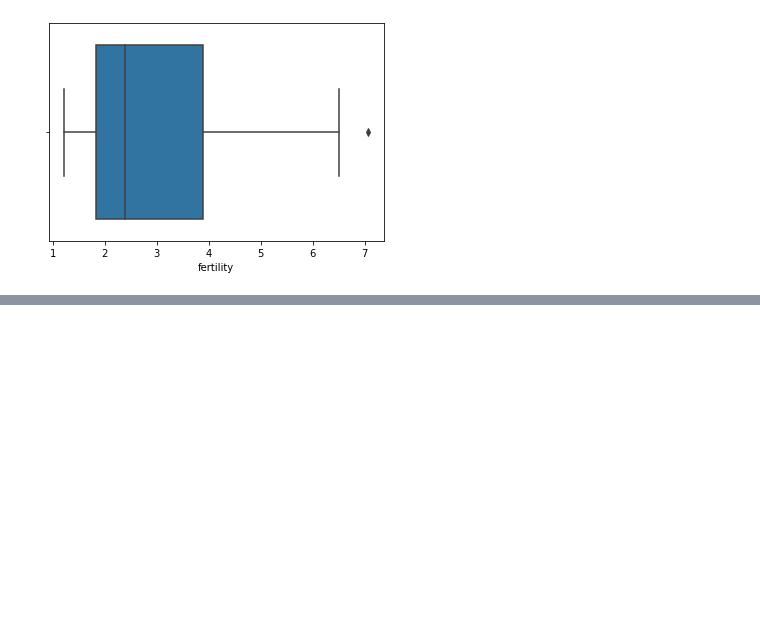
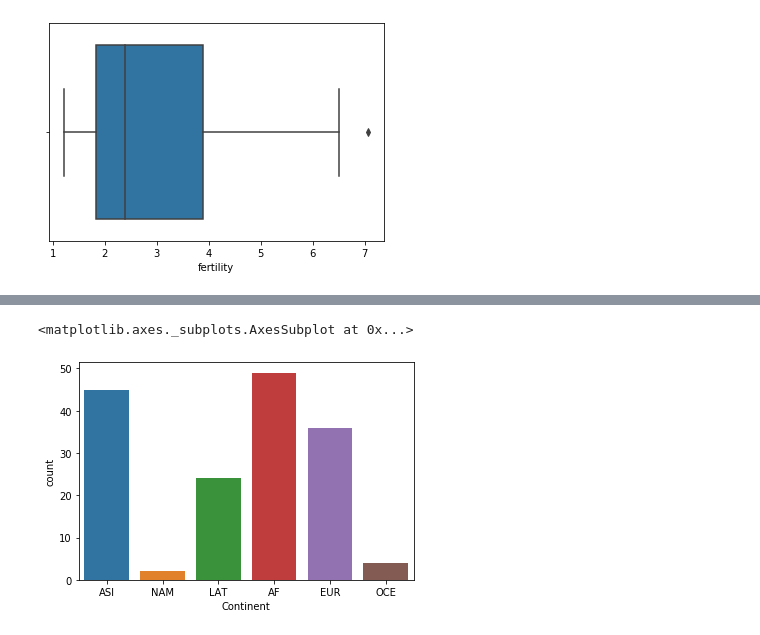
Before and after one commit to SANYAM1996/scatter-plotter, a Jupyter notebook: Datacamp/cleaning_data.ipynb, the cells around one changed output, grey strips where cells are left out. Cells and saved outputs as stored; diff of their text form; code cells hidden in the pictures; blank space fills up the shorter version.

```diff
--- a/Datacamp/cleaning_data.ipynb
+++ b/Datacamp/cleaning_data.ipynb
@@ -164,0 +171,5 @@ sns.boxplot('fertility',data = df,hue = 'population')
+# %%
+sns.countplot(x = 'Continent',data = df)
+# %% [output]
+<matplotlib.axes._subplots.AxesSubplot at 0x...>
+[figure, added]
```
Also changed, not shown: parts of 9 cells of this notebook.
